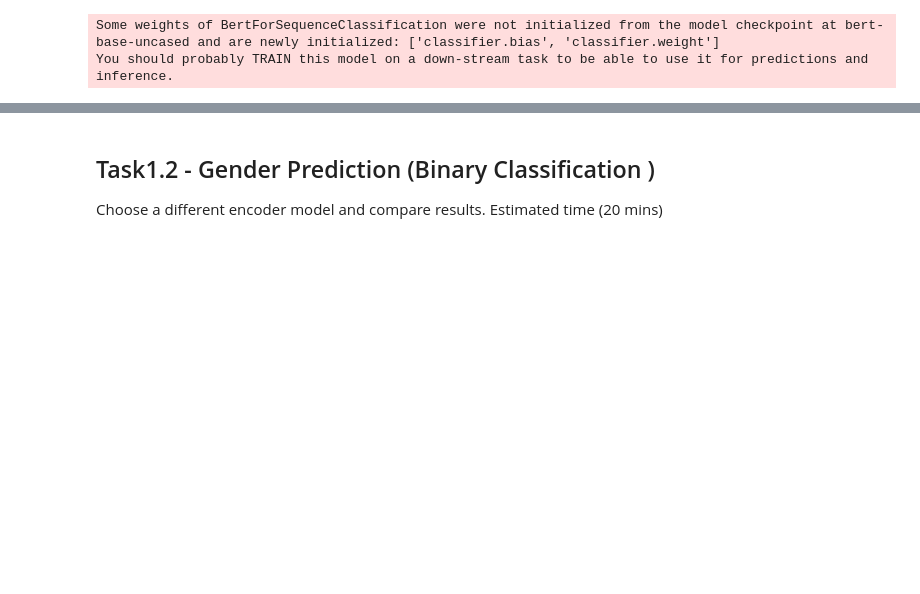
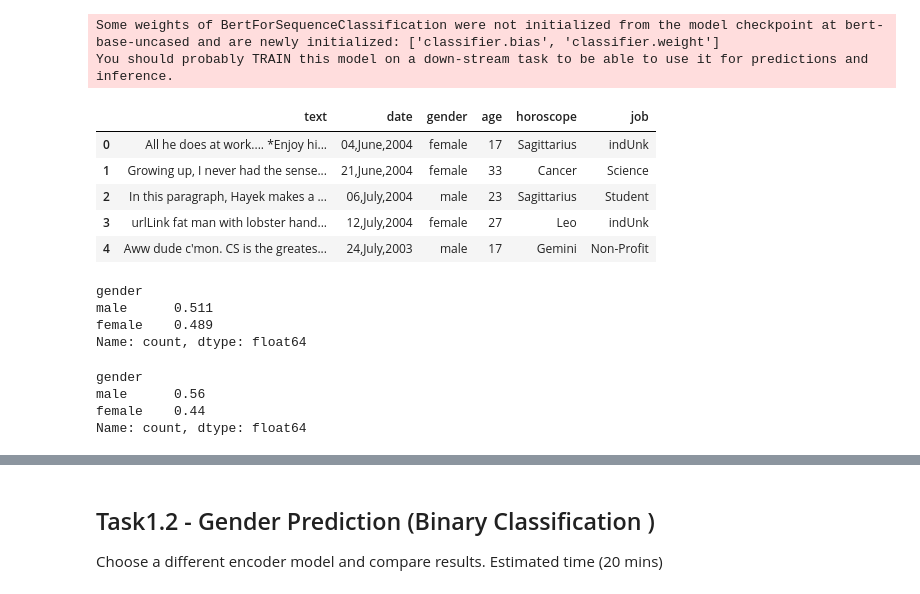
Before and after one commit to dsl-unibe-ch/CAS_NLP_M4, a Jupyter notebook: Session1/Text Classification.ipynb, the cells around one changed output, grey strips where cells are left out. Saved outputs shown, nothing was run; the diff lists cells and outputs as text; code cells hidden in the pictures; blank space fills up the shorter version.

```diff
--- a/Session1/Text Classification.ipynb
+++ b/Session1/Text Classification.ipynb
@@ -146,6 +149,32 @@ trainer = Trainer(
     data_collator=data_collator,
     compute_metrics=compute_metrics,
 )
+# %%
+df_train = raw_dataset["train"].to_pandas()
+df_test = raw_dataset["test"].to_pandas()
+# %%
+df_train.head()
+# %% [output]
+|  | text | date | gender | age | horoscope | job |
+| 0 | All he does at work.... *Enjoy hi... | 04,June,2004 | female | 17 | Sagittarius | indUnk |
+| 1 | Growing up, I never had the sense... | 21,June,2004 | female | 33 | Cancer | Science |
+| 2 | In this paragraph, Hayek makes a ... | 06,July,2004 | male | 23 | Sagittarius | Student |
+| 3 | urlLink fat man with lobster hand... | 12,July,2004 | female | 27 | Leo | indUnk |
+| 4 | Aww dude c'mon. CS is the greates... | 24,July,2003 | male | 17 | Gemini | Non-Profit |
+# %%
+df_train["gender"].value_counts()/len(df_train)
+# %% [output]
+gender
+male      0.511
+female    0.489
+Name: count, dtype: float64
+# %%
+df_test["gender"].value_counts()/len(df_test)
+# %% [output]
+gender
+male      0.56
+female    0.44
+Name: count, dtype: float64
 # %%
 trainer.train()
 # %% [output]
```
Also changed, not shown: parts of 13 cells of this notebook, 1 other file.
